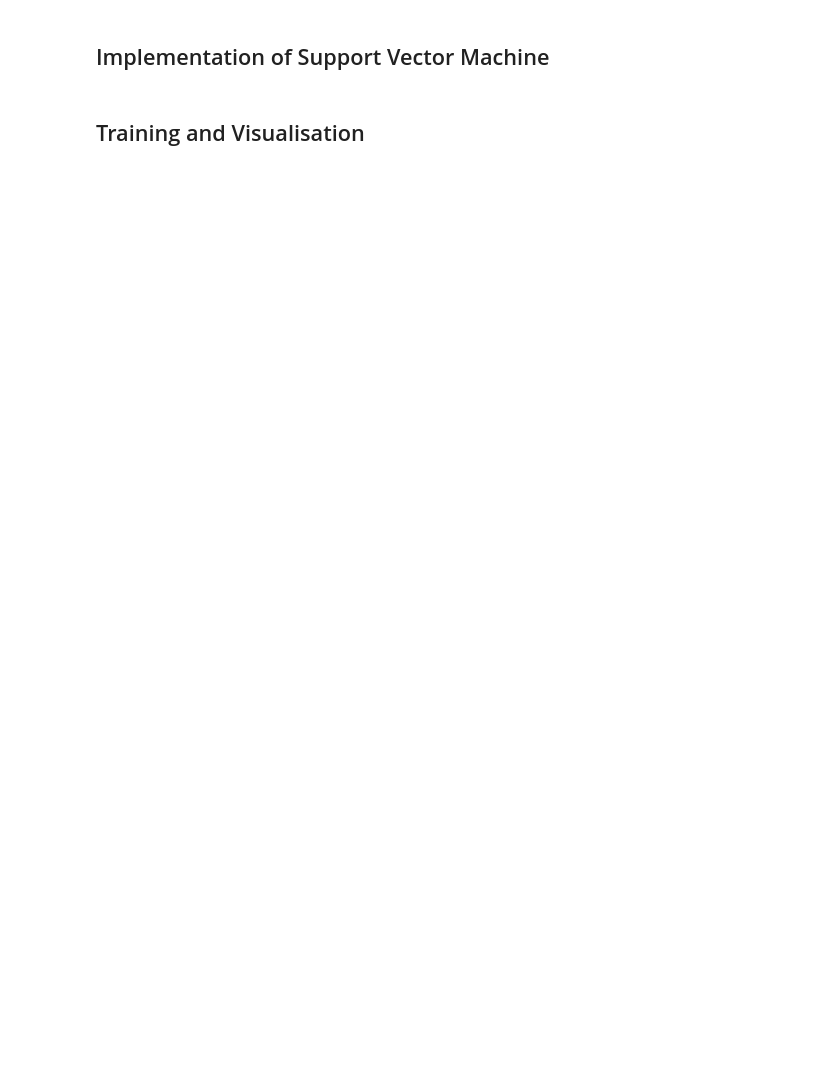
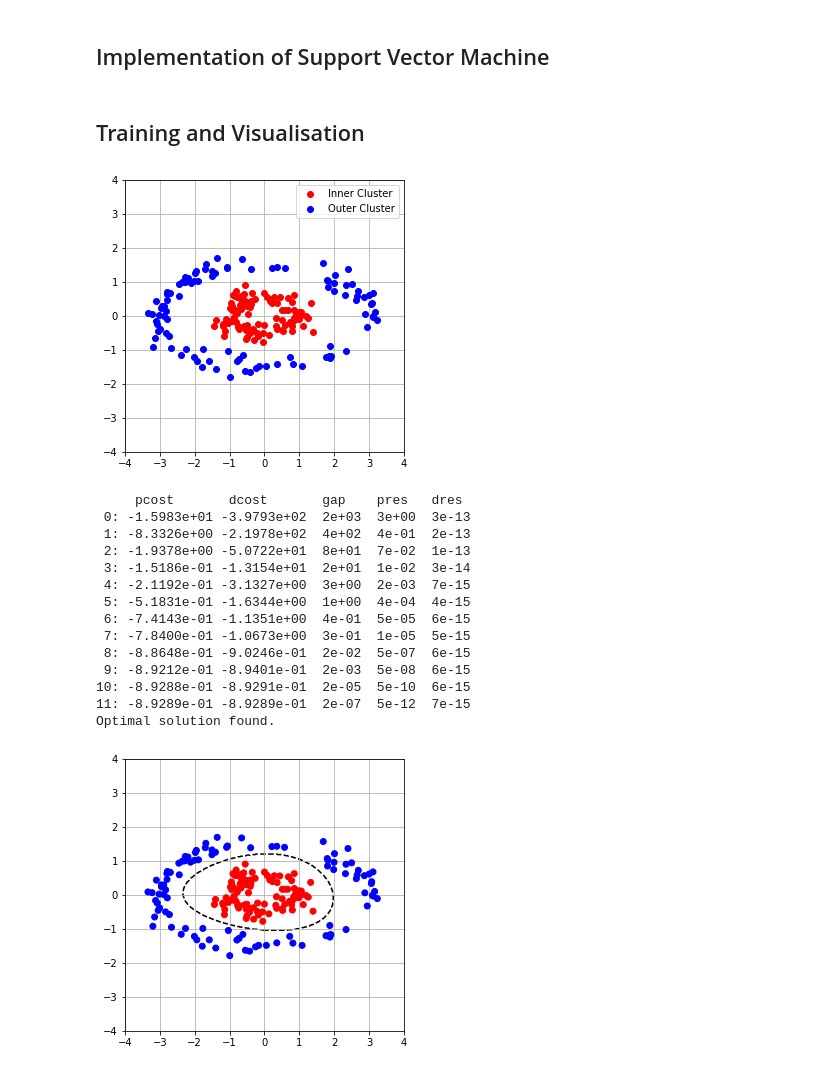
Before and after one commit to ariwo17/kernel-trick-implementation, a Jupyter notebook: Kernel Trick.ipynb, the cells around one changed output. Drawn from its saved outputs; the diff is of its cells as text; code cells hidden in the pictures; blank space fills up the shorter version.

```diff
--- a/Kernel Trick.ipynb
+++ b/Kernel Trick.ipynb
@@ -404,7 +404,71 @@ class SVM:
         """
         y_pred = []
         for i in range(len(X)):
-            # Compute the decision function for each data point
-            pass
+            prediction = np.sum(
+                self.alpha * self.support_vector_labels *
+                np.array([self.kernel(sv, X[i]) for sv in self.support_vectors])
+            ) + self.b
+            y_pred.append(np.sign(prediction))
+        return np.array(y_pred)
 # %% [markdown]
 ## Training and Visualisation
+# %%
+def plot_decision_boundary(svm, X, y, xy_lim):
+    xx, yy = np.meshgrid(np.linspace(xy_lim[0], xy_lim[1], 500),
+                         np.linspace(xy_lim[0], xy_lim[1], 500))
+    grid = np.c_[xx.ravel(), yy.ravel()]
+    Z = svm.predict(grid).reshape(xx.shape)
+
+    plt.figure(figsize=(5, 5))
+    plt.grid(True)
+    plt.scatter(X[:, 0], X[:, 1], c=y, cmap='bwr', zorder=2)
+    plt.xlim(xy_lim)
+    plt.ylim(xy_lim)
+    plt.contour(xx, yy, Z, levels=[0], colors='k', linestyles='--', zorder=1)
+    plt.show()
+
+# Example usage
+n = 100
+a_inner = 1.0
+b_inner = 0.5
+a_outer = 3.0
+b_outer = 1.5
+spread = 0.2
+xy_lim = (-4, 4)
+
+inner_points = generate_elliptical_data(a_inner, b_inner, spread, n)
+outer_points = generate_elliptical_data(a_outer, b_outer, spread, n)
+
+X_inner = inner_points.T
+X_outer = outer_points.T
+
+X = np.vstack((X_inner, X_outer))
+y_inner = np.ones(n)
+y_outer = -np.ones(n)
+y = np.hstack((y_inner, y_outer))
+
+plot_clusters(inner_points, outer_points, xy_lim)
+
+# Train SVM with any kernel you want
+svm = SVM(kernel=polynomial_kernel, C=1.0)
+svm.fit(X, y)
+
+# Plot decision boundary
+plot_decision_boundary(svm, X, y, xy_lim)
+# %% [output]
+[figure, added]
+     pcost       dcost       gap    pres   dres
+ 0: -1.5983e+01 -3.9793e+02  2e+03  3e+00  3e-13
+ 1: -8.3326e+00 -2.1978e+02  4e+02  4e-01  2e-13
+ 2: -1.9378e+00 -5.0722e+01  8e+01  7e-02  1e-13
+ 3: -1.5186e-01 -1.3154e+01  2e+01  1e-02  3e-14
+ 4: -2.1192e-01 -3.1327e+00  3e+00  2e-03  7e-15
+ 5: -5.1831e-01 -1.6344e+00  1e+00  4e-04  4e-15
+ 6: -7.4143e-01 -1.1351e+00  4e-01  5e-05  6e-15
+ 7: -7.8400e-01 -1.0673e+00  3e-01  1e-05  5e-15
+ 8: -8.8648e-01 -9.0246e-01  2e-02  5e-07  6e-15
+ 9: -8.9212e-01 -8.9401e-01  2e-03  5e-08  6e-15
+10: -8.9288e-01 -8.9291e-01  2e-05  5e-10  6e-15
+11: -8.9289e-01 -8.9289e-01  2e-07  5e-12  7e-15
+Optimal solution found.
+[figure, added]
```
Also changed, not shown: parts of 5 cells of this notebook.
